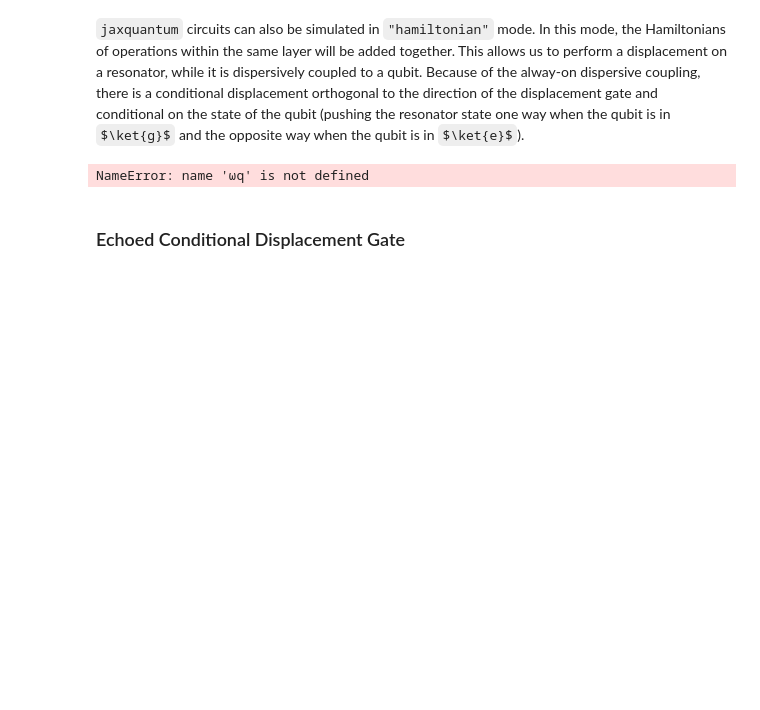
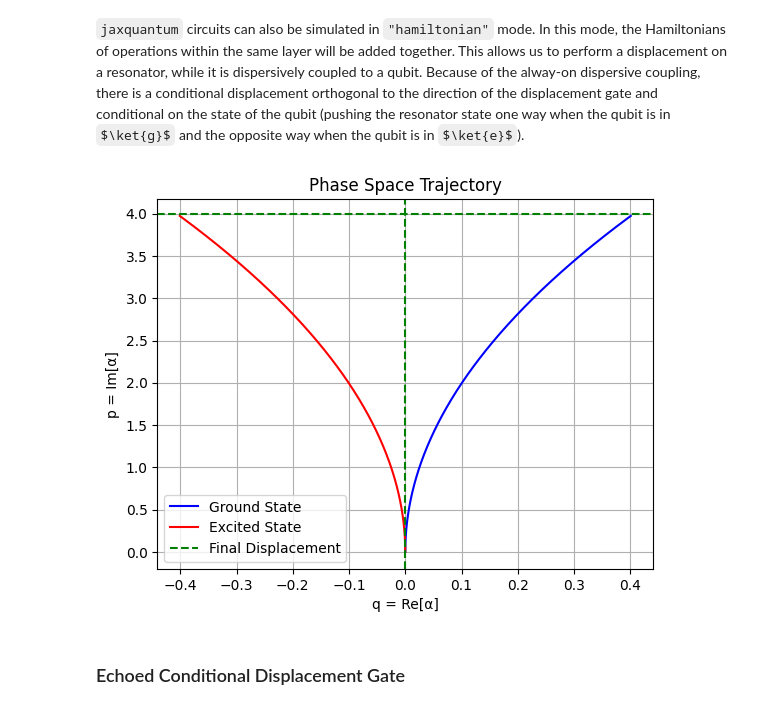
Before and after one commit to EQuS/jaxquantum, a Jupyter notebook: docs/documentation/tutorials/circuits.ipynb, the cells around one changed output. Cells and saved outputs as stored; diff of their text form; code cells hidden in the pictures; some formulas as TeX source; blank space fills up the shorter version.

```diff
--- a/docs/documentation/tutorials/circuits.ipynb
+++ b/docs/documentation/tutorials/circuits.ipynb
@@ -162,7 +164,7 @@ ts = jnp.linspace(0, t_final, 1001)
 
 
 def Ht(t):
-    H = χ * (a.dag() @ a) @ sz + ωq/2 * sz + ωa * (a.dag() @ a)
+    H = χ * (a.dag() @ a) @ sz
     return H
 
 reg = jqtc.Register([Na,Nq])
@@ -188,34 +190,34 @@ res_g = jqtc.simulate(cirq, initial_state, mode="default")
 initial_state = jqt.basis(Na, 0) ^ jqt.basis(Nq, 1)
 res_e = jqtc.simulate(cirq, initial_state, mode="default")
 
 
 # Plot ======
 
 results_g = res_g[1]
 results_e = res_e[1]
 
 q = (a + a.dag())
 p = 1j * (a.dag() - a)
 
 q_exp_t_g = jqt.overlap(results_g, q)
 p_exp_t_g = jqt.overlap(results_g, p)
 q_exp_t_e = jqt.overlap(results_e, q)
 p_exp_t_e = jqt.overlap(results_e, p)
 
 plt.plot(q_exp_t_g.real, p_exp_t_g.real, color="blue", label="Ground State")
 plt.plot(q_exp_t_e.real, p_exp_t_e.real, color="red", label="Excited State")
 
 plt.axhline(jnp.imag(displacement_final), color="green", linestyle="--", label="Final Displacement")
 plt.axvline(jnp.real(displacement_final), color="green", linestyle="--")
 
 plt.xlabel("q = Re[α]")
 plt.ylabel("p = Im[α]")
 plt.title("Phase Space Trajectory")
 plt.legend()
 plt.grid()
 plt.show()
 # %% [output]
-NameError: name 'ωq' is not defined
+[figure, added]
 # %% [markdown]
 ### Echoed Conditional Displacement Gate
 # %% [markdown]
```
Also changed, not shown: parts of 1 cell of this notebook.
